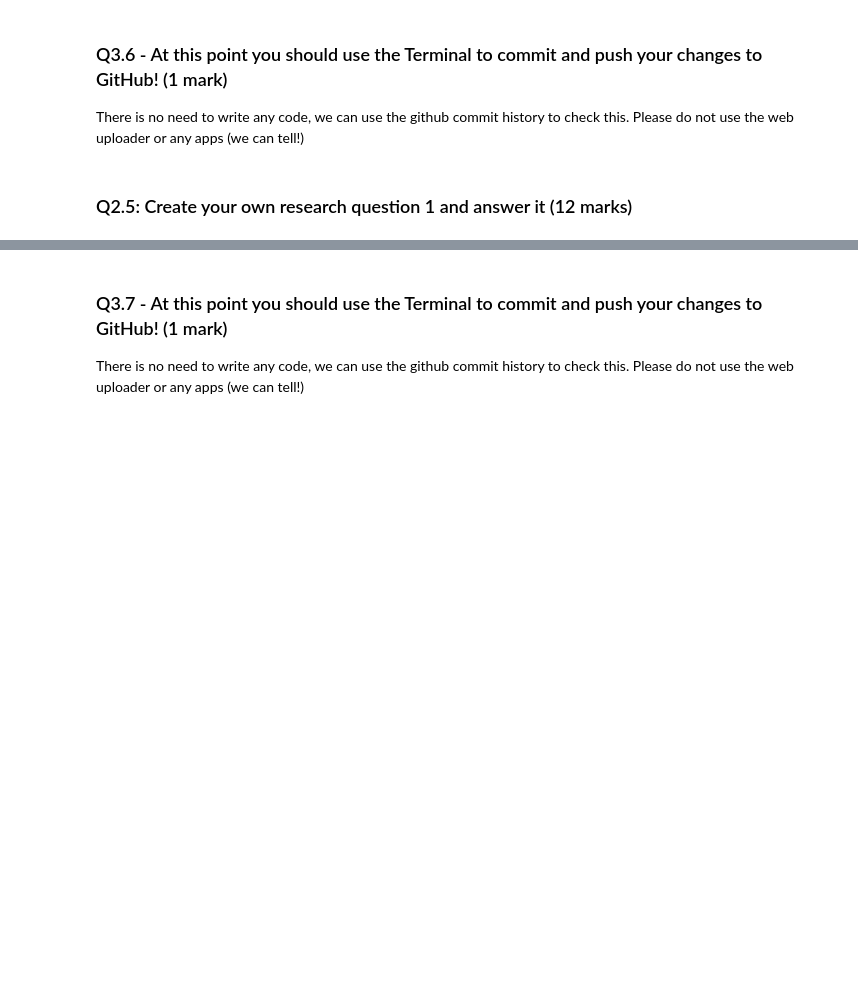
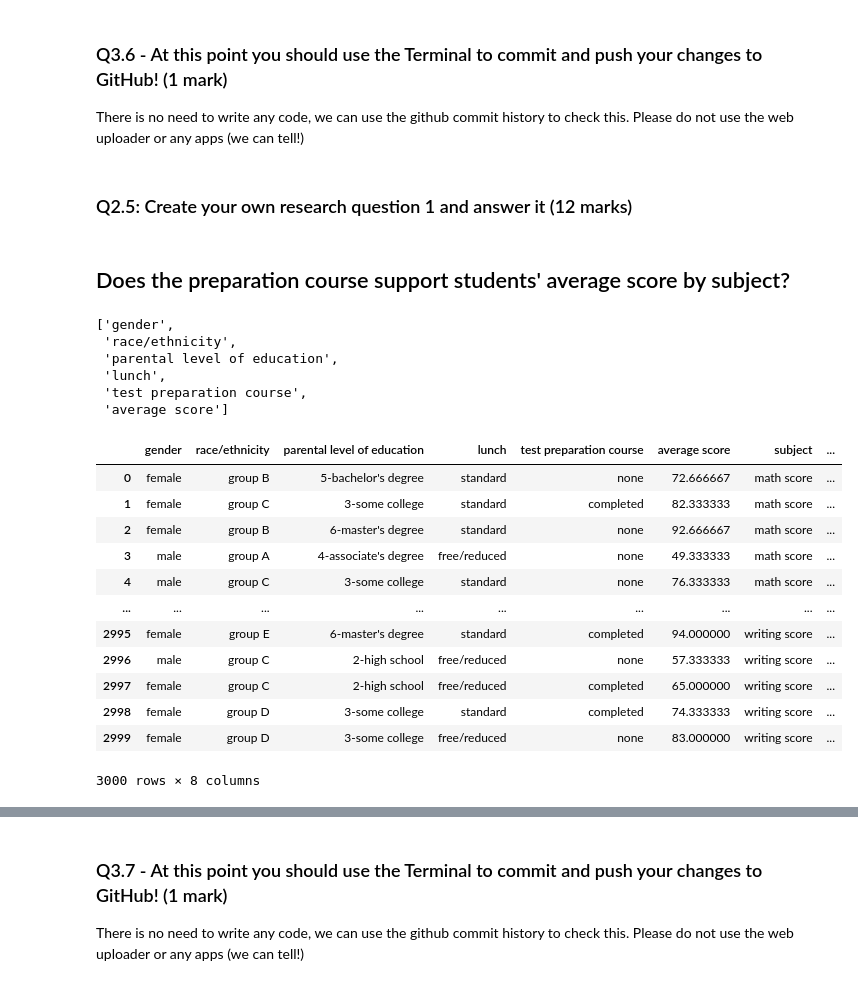
Before and after one commit to josepena97/DATA301Test, a Jupyter notebook: Exam.ipynb, the cells around one changed output, grey strips where cells are left out. Saved outputs shown, nothing was run; the diff lists cells and outputs as text; code cells hidden in the pictures; blank space fills up the shorter version.

```diff
--- a/Exam.ipynb
+++ b/Exam.ipynb
@@ -575,0 +573,35 @@ There is no need to write any code, we can use the github commit history to chec
+# %% [markdown]
+## Does the preparation course support students' average score by subject?
+# %%
+idvars = df.columns.tolist()
+idvars.remove('reading score')
+idvars.remove('writing score')
+idvars.remove('math score')
+idvars
+# %% [output]
+['gender',
+ 'race/ethnicity',
+ 'parental level of education',
+ 'lunch',
+ 'test preparation course',
+ 'average score']
+# %%
+melted = df.melt(id_vars=idvars,
+                value_vars=['math score', 'reading score', 'writing score'],
+                var_name = 'subject',
+                value_name='score')
+melted
+# %% [output]
+|  | gender | race/ethnicity | parental level of education | lunch | test preparation course | average score | subject | ... |
+| 0 | female | group B | 5-bachelor's degree | standard | none | 72.666667 | math score | ... |
+| 1 | female | group C | 3-some college | standard | completed | 82.333333 | math score | ... |
+| 2 | female | group B | 6-master's degree | standard | none | 92.666667 | math score | ... |
+| 3 | male | group A | 4-associate's degree | free/reduced | none | 49.333333 | math score | ... |
+| 4 | male | group C | 3-some college | standard | none | 76.333333 | math score | ... |
+| ... | ... | ... | ... | ... | ... | ... | ... | ... |
+| 2995 | female | group E | 6-master's degree | standard | completed | 94.000000 | writing score | ... |
+| 2996 | male | group C | 2-high school | free/reduced | none | 57.333333 | writing score | ... |
+| 2997 | female | group C | 2-high school | free/reduced | completed | 65.000000 | writing score | ... |
+| 2998 | female | group D | 3-some college | standard | completed | 74.333333 | writing score | ... |
+| 2999 | female | group D | 3-some college | free/reduced | none | 83.000000 | writing score | ... |
+3000 rows × 8 columns
```
Also changed, not shown: parts of 4 cells of this notebook.
